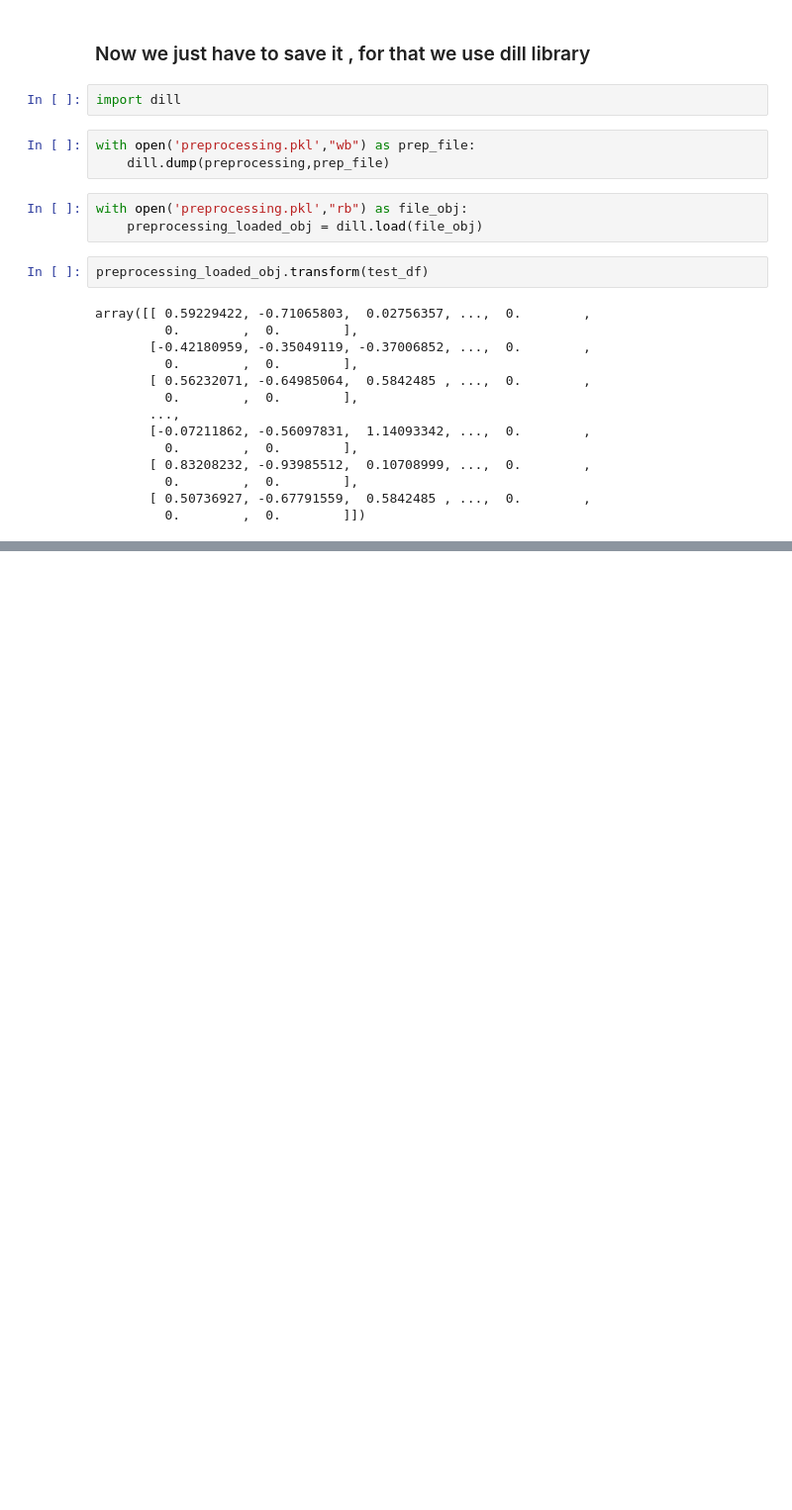
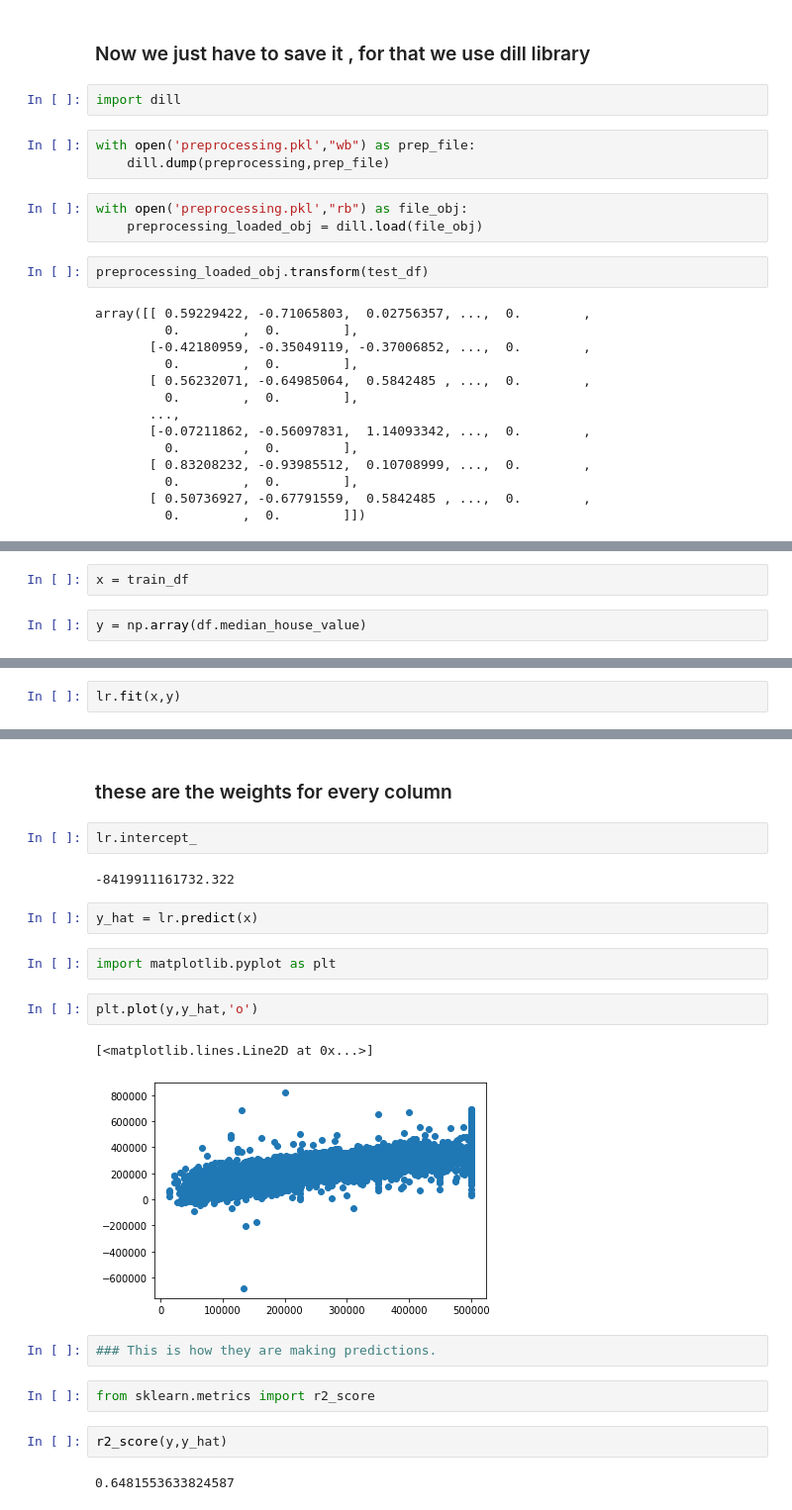
Before and after one commit to kazimusman/ML_project, a Jupyter notebook: notebook/EDA.ipynb, the cells around one changed output, grey strips where cells are left out. Shown: that part at 99% size. Saved outputs shown, nothing was run; the diff lists cells and outputs as text; blank space fills up the shorter version.

```diff
--- a/notebook/EDA.ipynb
+++ b/notebook/EDA.ipynb
@@ -377,0 +359,4 @@ array([[ 0.59229422, -0.71065803,  0.02756357, ...,  0.        ,
+# %%
+x = train_df
+# %%
+y = np.array(df.median_house_value)
@@ -377,0 +365,2 @@ array([[ 0.59229422, -0.71065803,  0.02756357, ...,  0.        ,
+# %%
+lr.fit(x,y)
@@ -377,0 +380,23 @@ array([[ 0.59229422, -0.71065803,  0.02756357, ...,  0.        ,
+# %% [markdown]
+### these are the weights for every column
+# %%
+lr.intercept_
+# %% [output]
+-8419911161732.322
+# %%
+y_hat = lr.predict(x)
+# %%
+import matplotlib.pyplot as plt
+# %%
+plt.plot(y,y_hat,'o')
+# %% [output]
+[<matplotlib.lines.Line2D at 0x...>]
+[figure, added]
+# %%
+### This is how they are making predictions.
+# %%
+from sklearn.metrics import r2_score
+# %%
+r2_score(y,y_hat)
+# %% [output]
+0.6481553633824587
```
Also changed, not shown: parts of 14 cells of this notebook, 10 other files.
